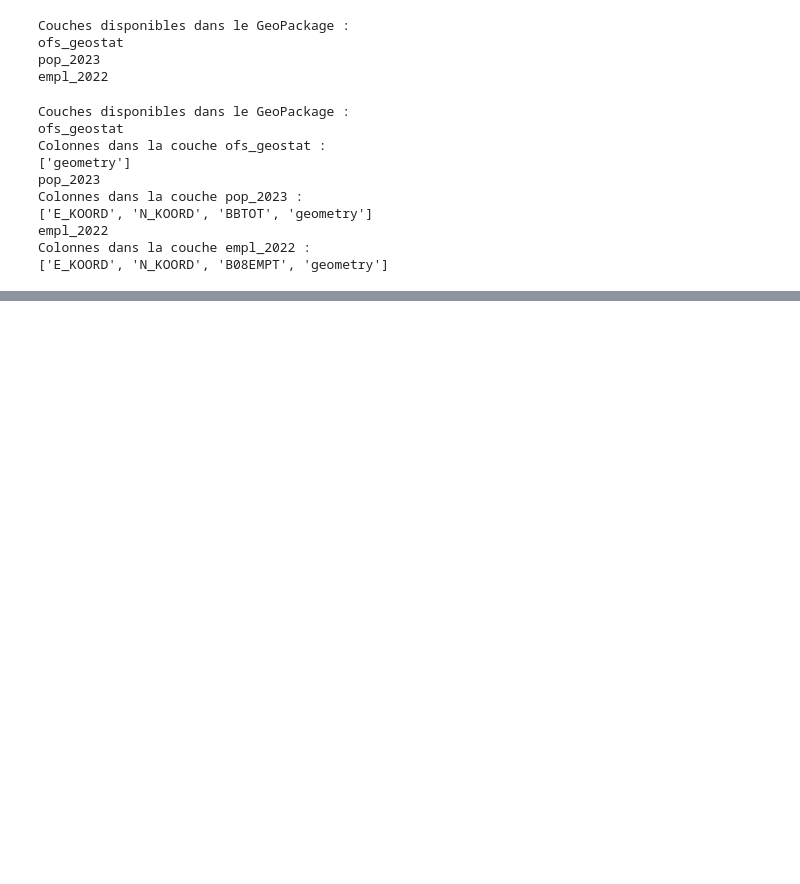
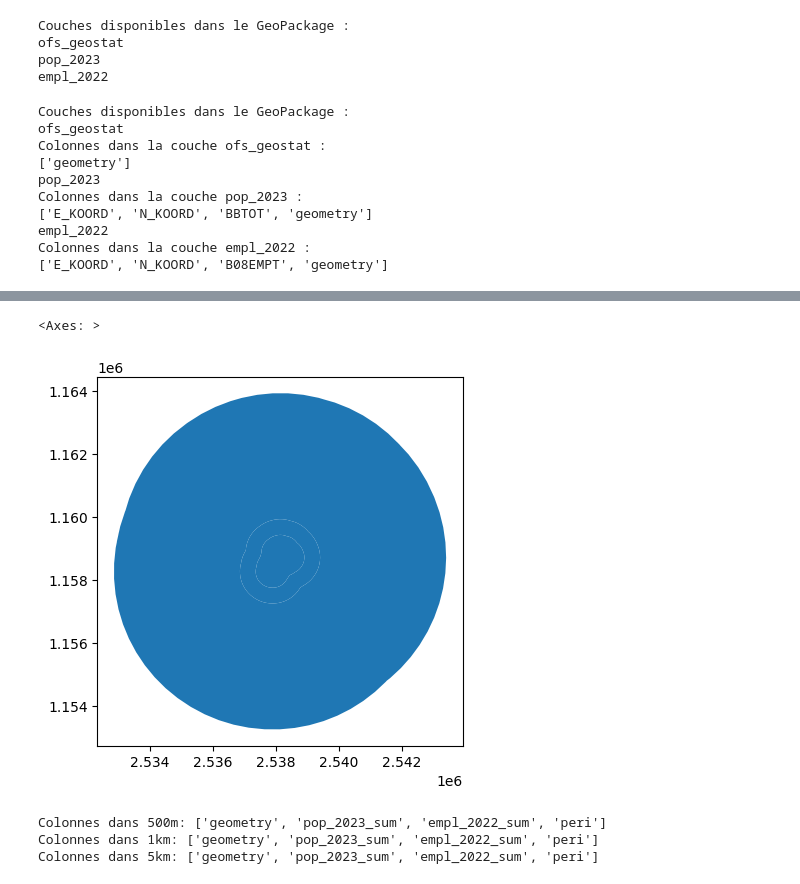
Before and after one commit to noemiezufferey/2024_Geoinformatique_I, a Jupyter notebook: s2_ip_exercice.ipynb, the cells around one changed output, grey strips where cells are left out. Cells and saved outputs as stored; diff of their text form; code cells hidden in the pictures; blank space fills up the shorter version.

```diff
--- a/s2_ip_exercice.ipynb
+++ b/s2_ip_exercice.ipynb
@@ -371,6 +375,19 @@ layer_emplois = "empl_2022"  # Remplacez par le nom de la couche emplois
 population_gdf = gpd.read_file(path_to_geopackage, layer=layer_population)
 emplois_gdf = gpd.read_file(path_to_geopackage, layer=layer_emplois)
 
+population_colname = "BBTOT"  # Remplacez par le nom réel de la colonne population
+emplois_colname = "B08EMPT"
+
+# Fonction pour faire une jointure spatiale et résumer les données
+def sjoin_summarize(poly_lyr, pts_lyr, pts_colname, poly_newcolname):
+    """
+    Associe les points aux polygones via une jointure spatiale et calcule la somme d'une colonne.
+    """
+    sjoin = pts_lyr.sjoin(poly_lyr, how='inner', predicate='within')
+    sjoin[pts_colname] = pd.to_numeric(sjoin[pts_colname], errors='coerce')
+    somme_par_poly = sjoin.groupby(sjoin.index_right)[pts_colname].sum()
+    poly_lyr[poly_newcolname] = poly_lyr.index.map(somme_par_poly).fillna(0)
+
 # Ajouter la somme des populations et des emplois à chaque zone tampon
 for buffer_name, buffer_gdf in zi_buf_gdf.items():
     buffer_gdf = buffer_gdf.copy()  # Éviter les modifications inattendues sur l'original
@@ -382,29 +399,19 @@ for buffer_name, buffer_gdf in zi_buf_gdf.items():
     # Ajouter la colonne 'peri' indiquant la zone tampon
     buffer_gdf['peri'] = buffer_name
 
-
-# Fonction pour faire une jointure spatiale et résumer les données
-def sjoin_summarize(poly_lyr, pts_lyr, pts_colname, poly_newcolname):
-    """
-    Associe les points aux polygones via une jointure spatiale et calcule la somme d'une colonne.
-    """
-    sjoin = pts_lyr.sjoin(poly_lyr, how='inner', predicate='within')
-    somme_par_poly = sjoin.groupby(sjoin.index_right)[BBTOT].sum()
-    poly_lyr[poly_newcolname] = poly_lyr.index.map(somme_par_poly).fillna(0)
-
 # Calcul des habitants et emplois pour chaque zone tampon
 zi_buf_collections = {}
 for buffer_name, buffer_gdf in zi_buf_gdf.items():
     buffer_gdf = buffer_gdf.copy()  # Evite les modifications inattendues
-    sjoin_summarize(buffer_gdf, population_gdf, 'population', 'pop_2023_sum')
-    sjoin_summarize(buffer_gdf, emplois_gdf, 'emplois', 'empl_2022_sum')
+    sjoin_summarize(buffer_gdf,population_gdf,'BBTOT', 'pop_2023_sum')
+    sjoin_summarize(buffer_gdf,emplois_gdf,'B08EMPT', 'empl_2022_sum')
     buffer_gdf['peri'] = buffer_name  # Ajoute la colonne "peri"
     zi_buf_collections[buffer_name] = buffer_gdf
 
 # Extraction des colonnes nécessaires
-data_500m = zi_buf_collections['500m'][['bfs_nummer', 'name', 'peri', 'pop_2023_sum', 'empl_2022_sum']]
-data_1km = zi_buf_collections['1km'][['bfs_nummer', 'name', 'peri', 'pop_2023_sum', 'empl_2022_sum']]
-data_5km = zi_buf_collections['5km'][['bfs_nummer', 'name', 'peri', 'pop_2023_sum', 'empl_2022_sum']]
+data_500m = zi_buf_collections['500m'][['geometry', 'pop_2023_sum', 'empl_2022_sum', 'peri']]
+data_1km = zi_buf_collections['1km'][['geometry', 'pop_2023_sum', 'empl_2022_sum', 'peri']]
+data_5km = zi_buf_collections['5km'][['geometry', 'pop_2023_sum', 'empl_2022_sum', 'peri']]
 
 # Combiner toutes les données dans un seul DataFrame Pandas
 combined_data = pd.concat([data_500m, data_1km, data_5km], ignore_index=True)
@@ -421,0 +437,6 @@ NameError: name 'BBTOT' is not defined
+# %%
+combined_data_gdf = gpd.GeoDataFrame(combined_data, geometry='geometry')
+combined_data_gdf.plot()
+# %% [output]
+<Axes: >
+[figure, added]
@@ -421,0 +445,8 @@ NameError: name 'BBTOT' is not defined
+# %%
+# Code pour lister les colonnes
+for buffer_name, buffer_gdf in zi_buf_collections.items():
+    print(f"Colonnes dans {buffer_name}: {buffer_gdf.columns.tolist()}")
+# %% [output]
+Colonnes dans 500m: ['geometry', 'pop_2023_sum', 'empl_2022_sum', 'peri']
+Colonnes dans 1km: ['geometry', 'pop_2023_sum', 'empl_2022_sum', 'peri']
+Colonnes dans 5km: ['geometry', 'pop_2023_sum', 'empl_2022_sum', 'peri']
```
Also changed, not shown: parts of 14 cells of this notebook.
